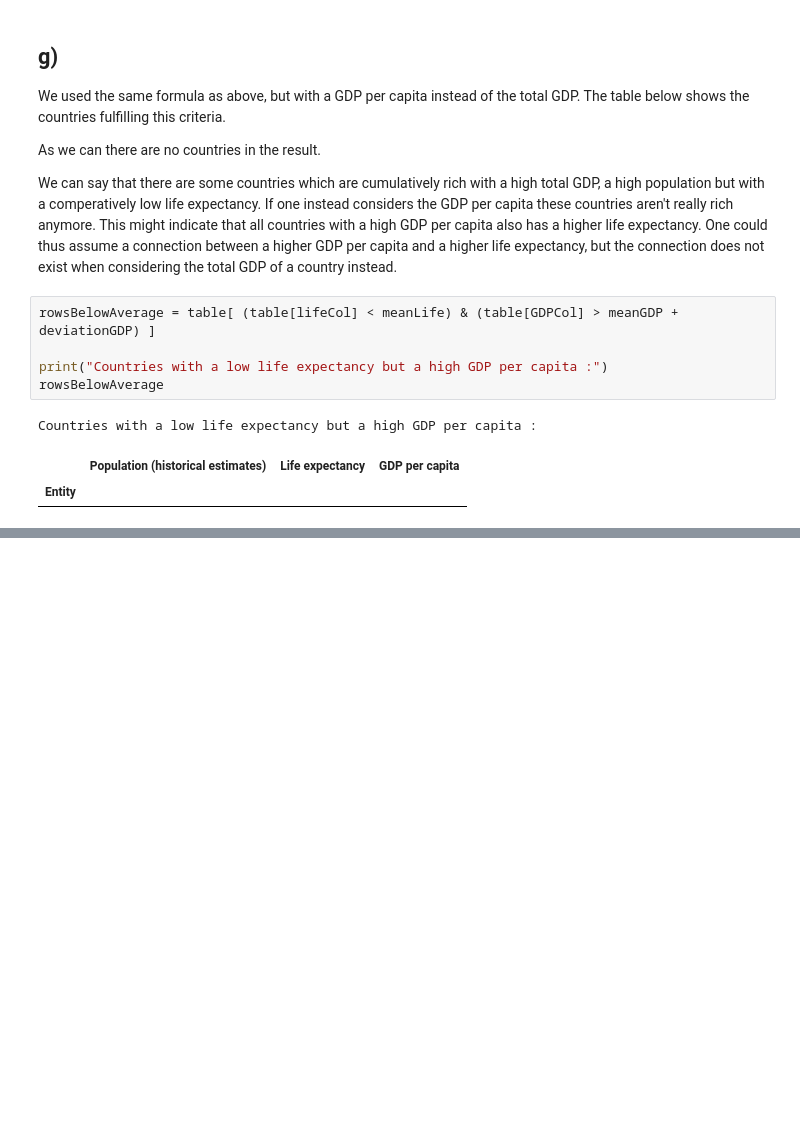
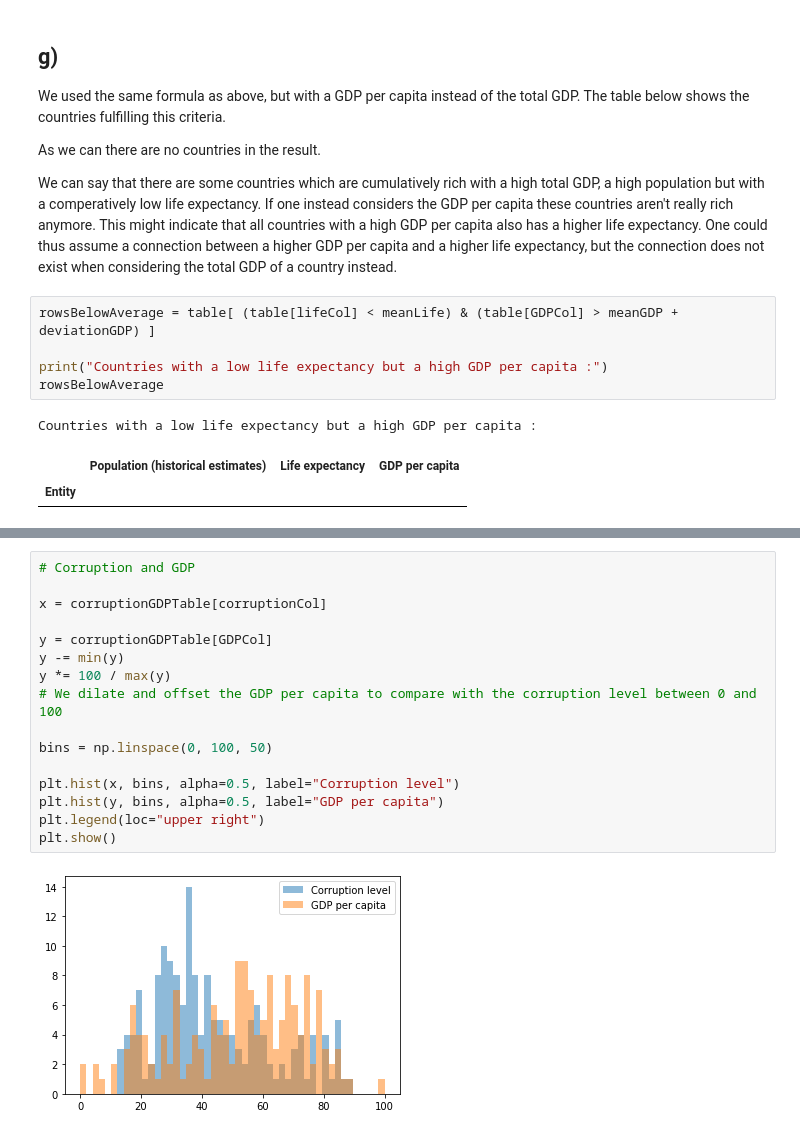
Before and after one commit to RomainTHD-UniStuff/DAT405_Introduction_to_Data_Science_and_AI, a Jupyter notebook: Assignment_1/Assignment_1.ipynb, the cells around one changed output, grey strips where cells are left out. Saved outputs shown, nothing was run; the diff lists cells and outputs as text; blank space fills up the shorter version.

```diff
--- a/Assignment_1/Assignment_1.ipynb
+++ b/Assignment_1/Assignment_1.ipynb
@@ -167,0 +250,18 @@ Countries with a low life expectancy but a high GDP per capita :
+# %%
+# Corruption and GDP
+
+x = corruptionGDPTable[corruptionCol]
+
+y = corruptionGDPTable[GDPCol]
+y -= min(y)
+y *= 100 / max(y)
+# We dilate and offset the GDP per capita to compare with the corruption level between 0 and 100
+
+bins = np.linspace(0, 100, 50)
+
+plt.hist(x, bins, alpha=0.5, label="Corruption level")
+plt.hist(y, bins, alpha=0.5, label="GDP per capita")
+plt.legend(loc="upper right")
+plt.show()
+# %% [output]
+[figure, added]
```
Also changed, not shown: parts of 10 cells of this notebook.
